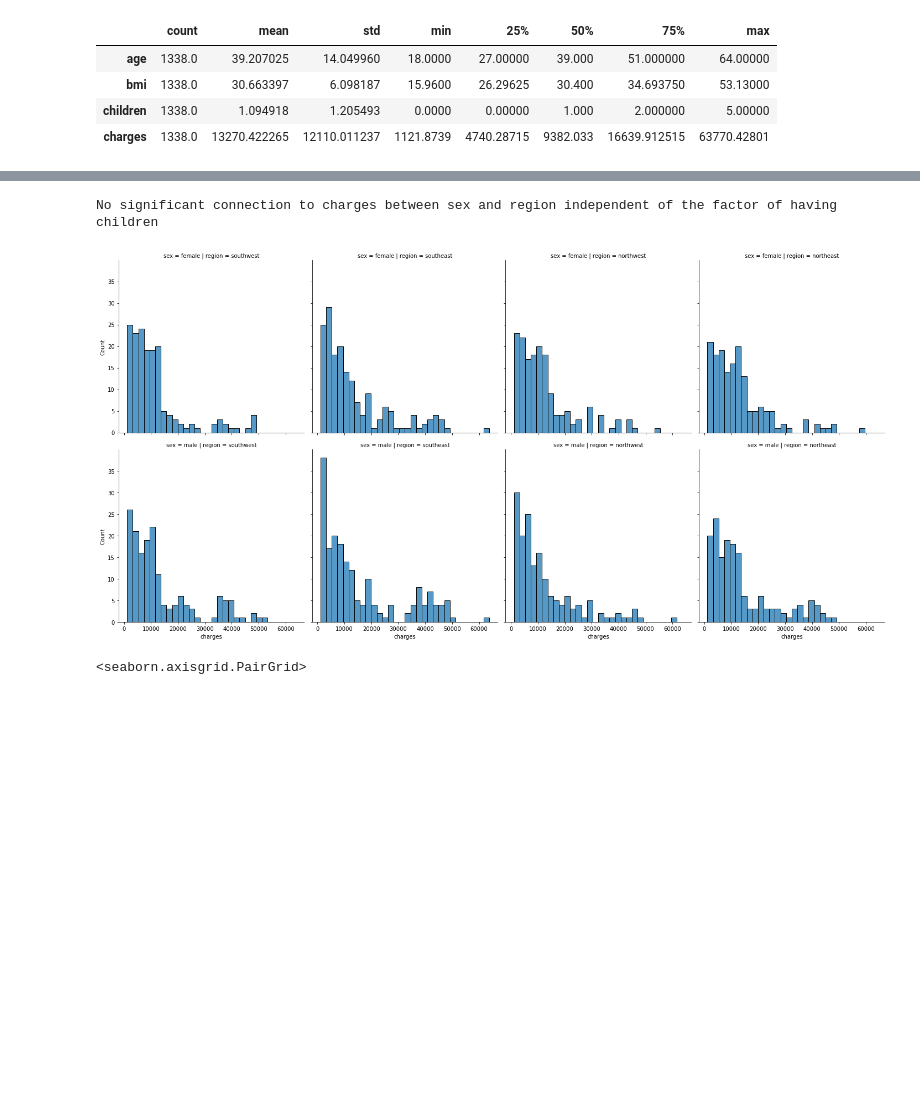
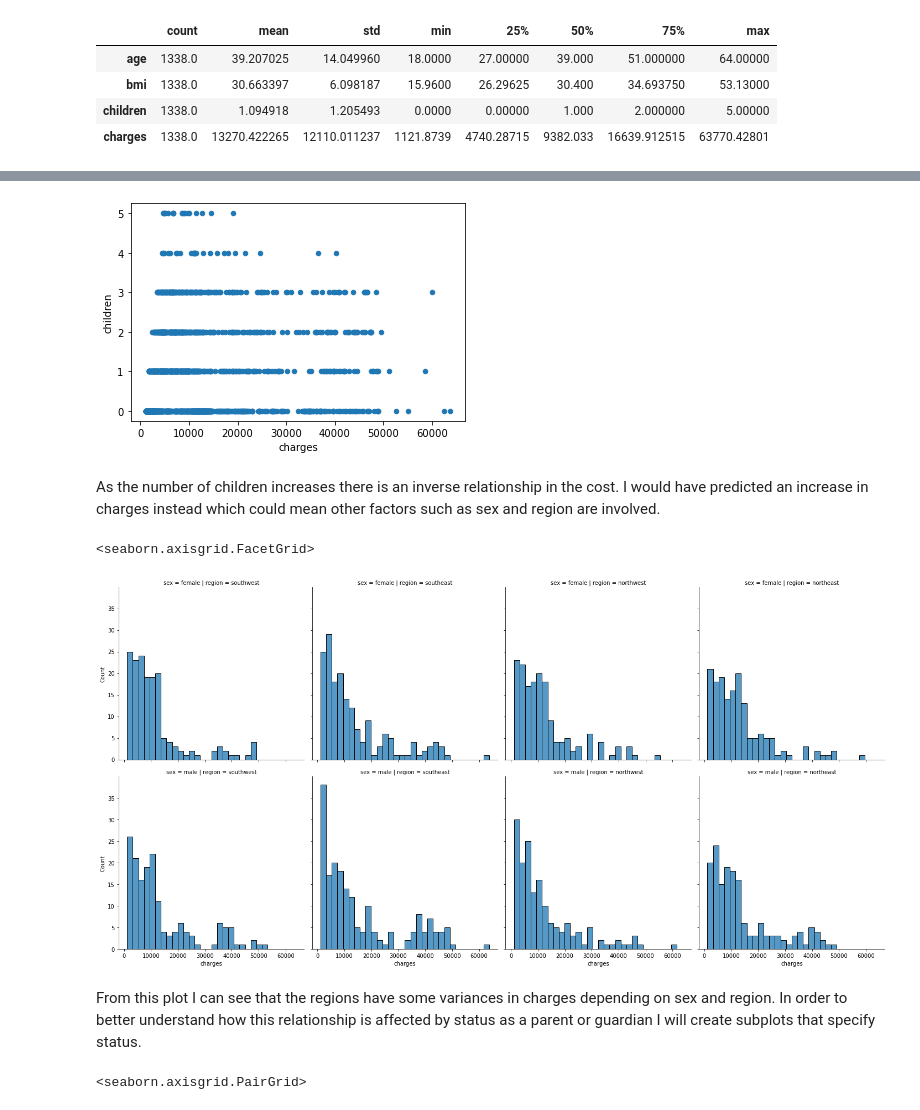
Before and after one commit to ubco-W2022T1-cosc301/project-group45, a Jupyter notebook: notebooks/analysis2.ipynb, the cells around one changed output, grey strips where cells are left out. Cells and saved outputs as stored; diff of their text form; code cells hidden in the pictures; blank space fills up the shorter version.

```diff
--- a/notebooks/analysis2.ipynb
+++ b/notebooks/analysis2.ipynb
@@ -48,12 +71,16 @@ I would have predicted an increase in charges instead which could mean other fac
+# %%
+plot1 = medical_cost_data.plot(kind='scatter', x='charges', y='children')
+# %% [output]
+[figure, added]
+# %% [markdown]
+As the number of children increases there is an inverse relationship in the cost. I would have predicted an increase in charges instead which could mean other factors such as sex and region are involved.
 # %%
-sns.displot(
-    medical_cost_data, x="charges", col="region", row="sex"
-)
-
-print("No significant connection to charges between sex and region independent of the factor of having children")
+sns.displot(medical_cost_data, x="charges", col="region", row="sex")
 # %% [output]
-No significant connection to charges between sex and region independent of the factor of having children
+<seaborn.axisgrid.FacetGrid>
 [figure]
+# %% [markdown]
+From this plot I can see that the regions have some variances in charges depending on sex and region. In order to better understand how this relationship is affected by status as a parent or guardian I will create subplots that specify status.
 # %%
 sns.pairplot(medical_cost_data)
 # %% [output]
```
Also changed, not shown: parts of 15 cells of this notebook, 1 other file.
